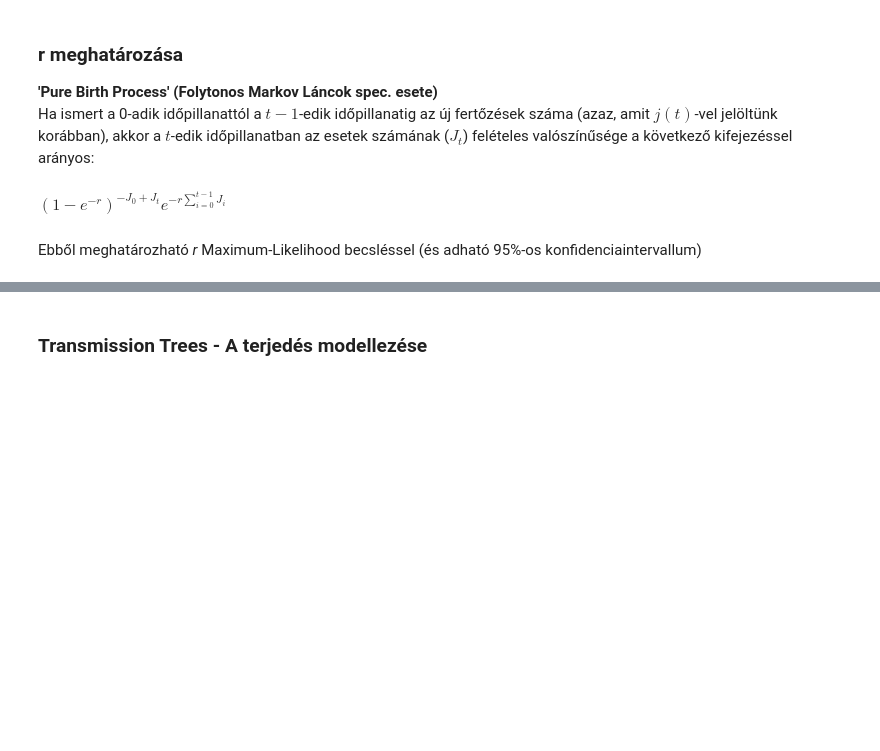
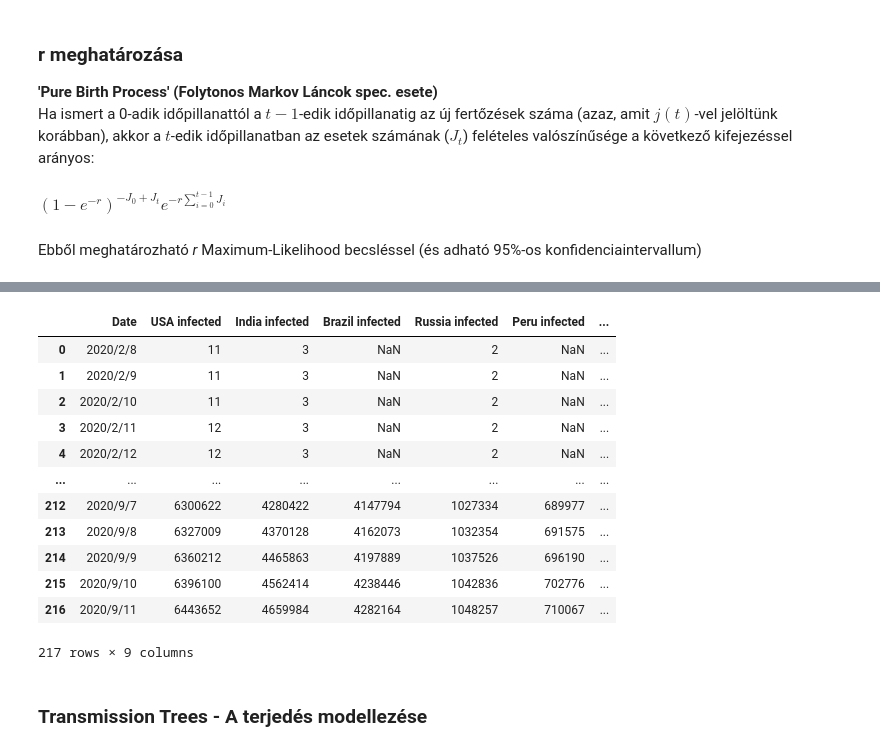
Before and after one commit to Adiklafa/Matprog, a Jupyter notebook: Basic_Reproduction_Number.ipynb, the cells around one changed output, grey strips where cells are left out. Cells and saved outputs as stored; diff of their text form; code cells hidden in the pictures; blank space fills up the shorter version.

```diff
--- a/Basic_Reproduction_Number.ipynb
+++ b/Basic_Reproduction_Number.ipynb
@@ -104,0 +102,16 @@ Ebből meghatározható _r_ Maximum-Likelihood becsléssel (és adható 95%-os k
+# %%
+import pandas as pd
+import seaborn as sns
+
+R_0_vals = pd.read_csv('R0_vals.csv')
+USA_cases = pd.read_csv('USA.csv')
+India_cases = pd.read_csv('India.csv')
+Brazil_cases = pd.read_csv('Brazil.csv')
+Russia_cases = pd.read_csv('Russia.csv')
+Peru_cases = pd.read_csv('Peru.csv')
+Colombia_cases = pd.read_csv('Colombia.csv')
+Turkey_cases = pd.read_csv('Turkey.csv')
+Germany_cases = pd.read_csv('Germany.csv')
+cases=[USA_cases,India_cases,Brazil_cases,Russia_cases,Peru_cases,Colombia_cases,Turkey_cases,Germany_cases]
+
+display(Russia_cases)
@@ -105,3 +208,29 @@ Ebből meghatározható _r_ Maximum-Likelihood becsléssel (és adható 95%-os k
+# %%
+Table=pd.DataFrame(columns=['Date', 'USA infected', 'India infected', 'Brazil infected', 'Russia infected',
+                            'Peru infected', 'Colombia infected', 'Turkey infected', 'Germany infected'])
+Table['Date']=R_0_vals['Date']
+infected_list=['USA infected', 'India infected', 'Brazil infected', 'Russia infected', 'Peru infected', 'Colombia infected', 'Turkey infected', 'Germany infected']
+for j in range(len(infected_list)):
+    for i in range(len(Table)):
+        if len(cases[j].loc[cases[j]['Date']==Table['Date'][i], 'Infected individuals'].values)>0:
+            Table[infected_list[j]][i]=cases[j].loc[cases[j]['Date']==Table['Date'][i], 'Infected individuals'].values[0]
+        else:
+            continue
+Table
+# %% [output]
+|  | Date | USA infected | India infected | Brazil infected | Russia infected | Peru infected | ... |
+| 0 | 2020/2/8 | 11 | 3 | NaN | 2 | NaN | ... |
+| 1 | 2020/2/9 | 11 | 3 | NaN | 2 | NaN | ... |
+| 2 | 2020/2/10 | 11 | 3 | NaN | 2 | NaN | ... |
+| 3 | 2020/2/11 | 12 | 3 | NaN | 2 | NaN | ... |
+| 4 | 2020/2/12 | 12 | 3 | NaN | 2 | NaN | ... |
+| ... | ... | ... | ... | ... | ... | ... | ... |
+| 212 | 2020/9/7 | 6300622 | 4280422 | 4147794 | 1027334 | 689977 | ... |
+| 213 | 2020/9/8 | 6327009 | 4370128 | 4162073 | 1032354 | 691575 | ... |
+| 214 | 2020/9/9 | 6360212 | 4465863 | 4197889 | 1037526 | 696190 | ... |
+| 215 | 2020/9/10 | 6396100 | 4562414 | 4238446 | 1042836 | 702776 | ... |
+| 216 | 2020/9/11 | 6443652 | 4659984 | 4282164 | 1048257 | 710067 | ... |
+217 rows × 9 columns
 # %% [markdown]
 ### Transmission Trees - A terjedés modellezése
 # %%
```
Also changed, not shown: parts of 5 cells of this notebook.
